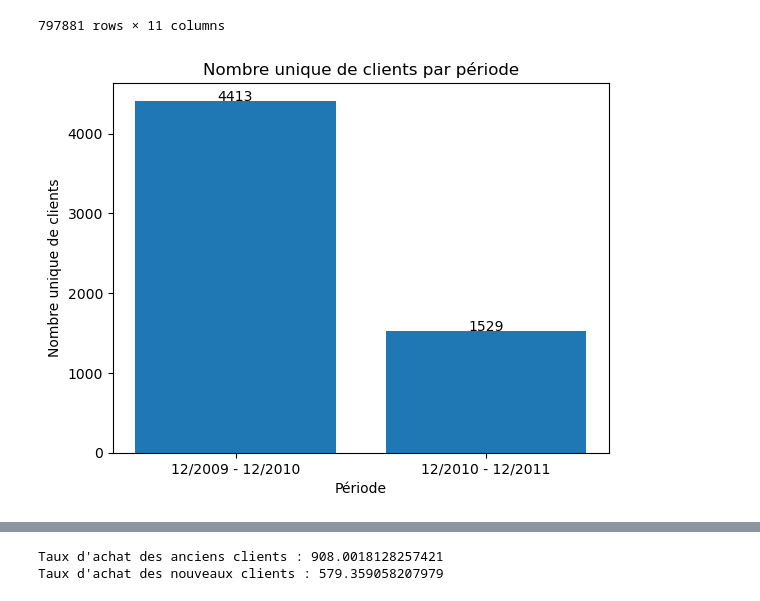
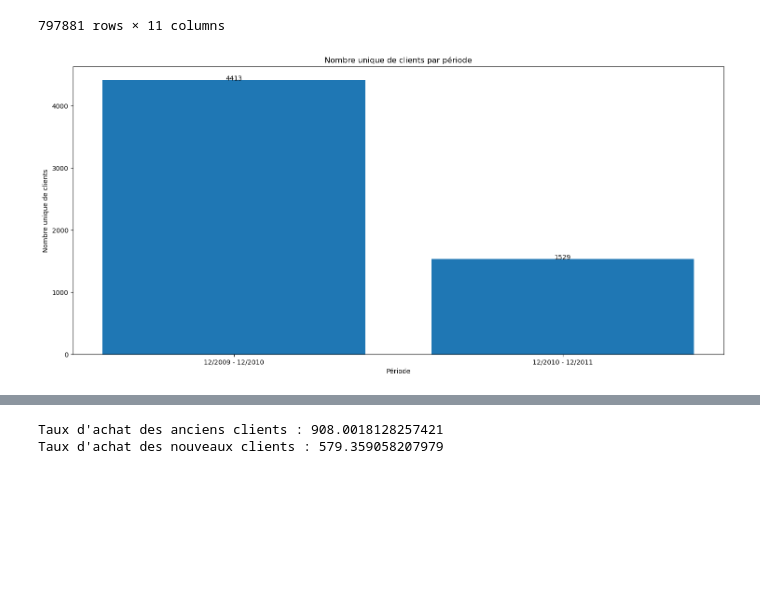
Before and after one commit to neevaiti/segmentation_client_simplon, a Jupyter notebook: rubic.ipynb, the cells around one changed output, grey strips where cells are left out. Saved outputs shown, nothing was run; the diff lists cells and outputs as text; code cells hidden in the pictures; blank space fills up the shorter version.

```diff
--- a/rubic.ipynb
+++ b/rubic.ipynb
@@ -361,29 +361,28 @@ df
 # %%
 df['InvoiceDate'] = pd.to_datetime(df['InvoiceDate'])
 
 df_2009_2010 = df[(df['InvoiceDate'] >= '2009-12-01') & (df['InvoiceDate'] <= '2010-12-31')]
 df_2010_2011 = df[(df['InvoiceDate'] >= '2010-12-01') & (df['InvoiceDate'] <= '2011-12-31')]
 
 clients_unique_2009_2010 = df_2009_2010['Customer ID'].unique()
 clients_unique_2010_2011 = df_2010_2011['Customer ID'].unique()
 
 nv_clients_2010_2011 = [client for client in clients_unique_2010_2011 if client not in clients_unique_2009_2010]
 
 client_unique_09_10 = len(clients_unique_2009_2010)
 client_unique_10_11 = len(nv_clients_2010_2011)
 
 x = ['12/2009 - 12/2010', '12/2010 - 12/2011']
 y = [client_unique_09_10, client_unique_10_11]
-
+plt.figure(figsize=(18, 8))
 bar_plot = plt.bar(x, y)
 
 for i in range(len(y)):
     plt.text(i, y[i] + 0.5, y[i], ha = 'center')
 
-
 plt.xlabel('Période')
 plt.ylabel('Nombre unique de clients')
 plt.title('Nombre unique de clients par période')
 plt.show()
 # %% [output]
-[figure, old version]
+[figure, new version]
```
Also changed, not shown: parts of 2 cells of this notebook.
